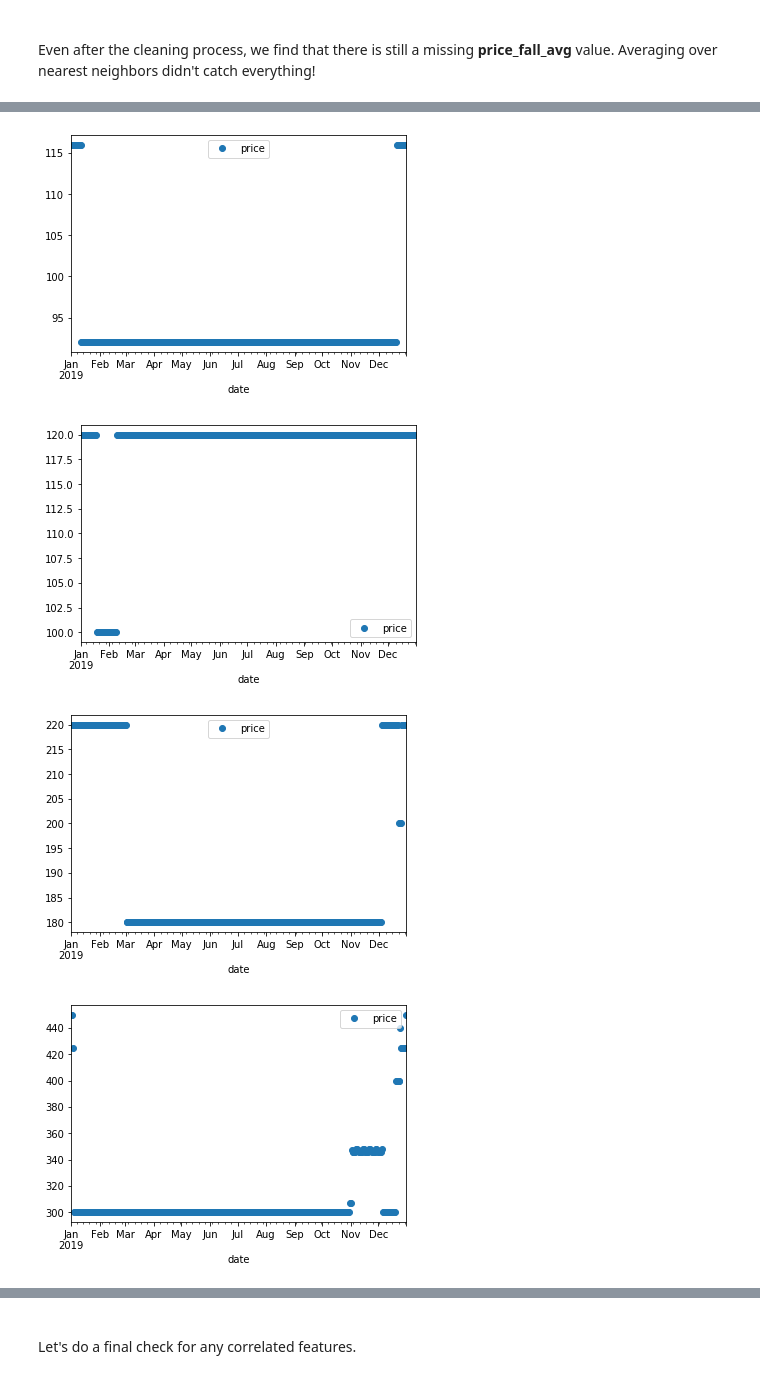
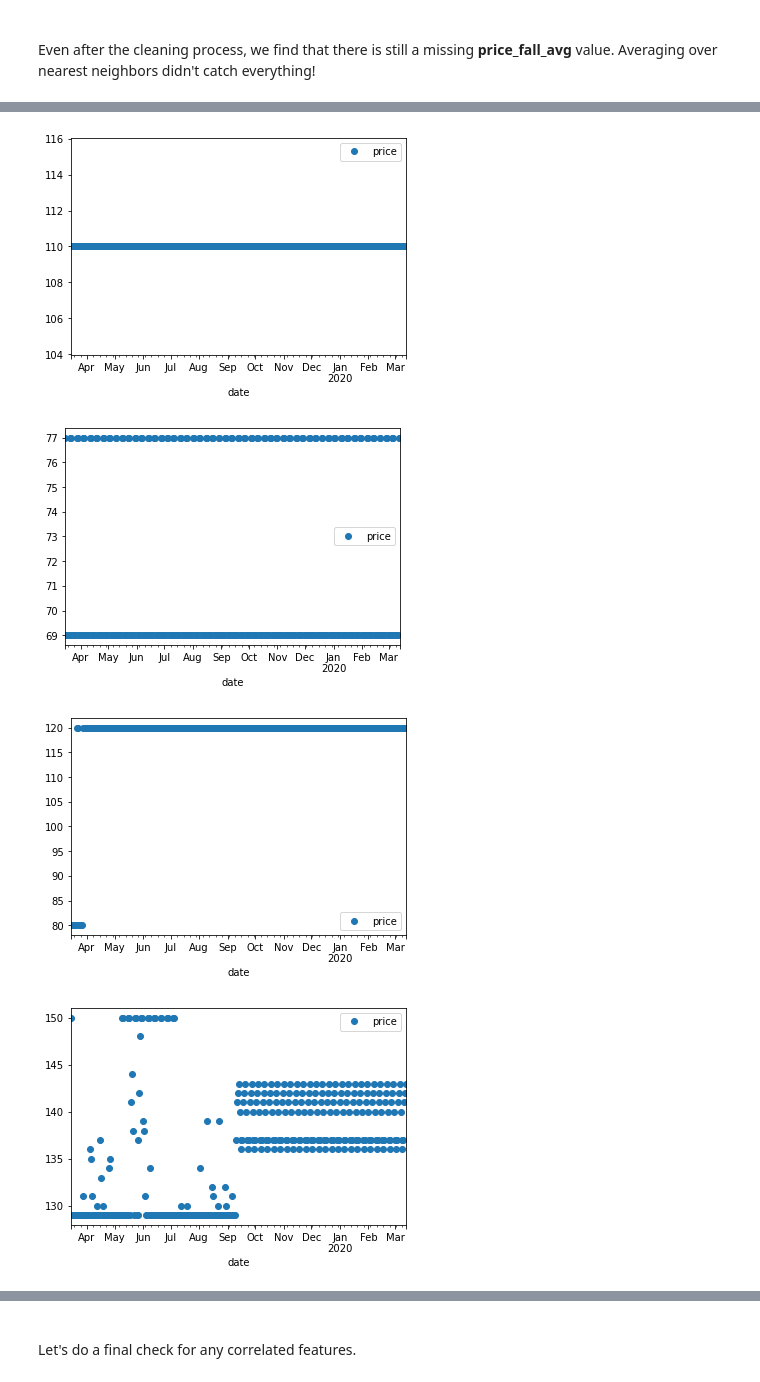
Before and after one commit to bruceplai/ml-capstone, a Jupyter notebook: airbnb.ipynb, the cells around one changed output, grey strips where cells are left out. Cells and saved outputs as stored; diff of their text form; code cells hidden in the pictures.

Commit message:
Updated raw data and added numerical neighbourhood feature

```diff
--- a/airbnb.ipynb
+++ b/airbnb.ipynb
@@ -11,7 +11,7 @@ import matplotlib.pyplot as plt
 import math
 
 %matplotlib inline
-listings_df = pd.read_csv('listings.csv')
+listings_df = pd.read_csv('listings.csv.gz')
 # %% [markdown]
 <br/>
 <p>There are certain columns that have mixed data. Lets take a look at the general structure of the listings as well as those columns.</p>
@@ -368,9 +368,9 @@ listings_clean['review_scores_rating'].fillna(listings_clean.review_scores_ratin
 def cleanup_neighbourhood(val):
     return val.replace(' ', '_').lower()
 
-listings_clean['neighbourhood_group'] = listings_clean.neighbourhood_group.apply(cleanup_neighbourhood)
-neighbourhood_one_hot = pd.get_dummies(listings_clean.neighbourhood_group)
-listings_clean = listings_clean.join(neighbourhood_one_hot)
+listings_clean['neighbourhood'] = listings_clean.neighbourhood.apply(cleanup_neighbourhood)
+listings_clean['neighbourhood'] = listings_clean.neighbourhood.astype('category')
+listings_clean['neighbourhood'] = listings_clean.neighbourhood.cat.codes
 # %%
 listings_clean['entire_home_apt'] = np.where(listings_clean.room_type == 'Entire home/apt', 1, 0)
 # %%
@@ -481,7 +481,7 @@ import matplotlib.pyplot as plt
 import math
 
 %matplotlib inline
-calendar_df = pd.read_csv('calendar.csv', parse_dates=['date'])
+calendar_df = pd.read_csv('calendar.csv.gz', parse_dates=['date'])
 # %% [markdown]
 <br/>
 <p>This time we don't have to deal with columns of mixed data, nor do we have a large number of columns like in the <b>listings_clean</b> table.  We do, however, have over 18 million entries, which makes sense given that this is time series data over a year for 50,000+ listings.  We will have to clean up availability and price.</p>
@@ -540,8 +540,9 @@ Name: listing_id, Length: 50599, dtype: int64
 # https://stackoverflow.com/questions/50674011/replace-the-year-in-pandas-datetime-column
 # https://stackoverflow.com/questions/28773342/truncate-timestamp-column-to-hour-precision-in-pandas-dataframe
 
-calendar_clean['date'] = calendar_clean['date'].mask(calendar_clean['date'].dt.year == 2020,
-                            calendar_clean['date'] - pd.to_timedelta(365, unit='D') + pd.to_timedelta(12, unit='h'))
+# calendar_clean['date'] = calendar_clean['date'].mask(calendar_clean['date'].dt.year == 2020,
+#                             calendar_clean['date'] - pd.to_timedelta(365, unit='D') + pd.to_timedelta(12, unit='h'))
+calendar_clean['date'] = calendar_clean['date'] - pd.to_timedelta(365, unit='D') + pd.to_timedelta(12, unit='h')
 calendar_clean['date'] = calendar_clean['date'].dt.floor('D')
 # %% [output]
 A value is trying to be set on a copy of a slice from a DataFrame.
@@ -1041,17 +1064,17 @@ listings_merge_backup = listings_merge
 # %%
 listings_merge = listings_merge_backup
 # %%
-#Bronx 71812, Brooklyn 8490, Manhattan 9657, Queens 45910, Staten Island 225976
+#Bronx 71812, 149777, Brooklyn 8490, 7726, Manhattan 2595, 5238, Queens 45910, 57166, Staten Island 225976, 639199
 # listings_clean.loc[
-#     (listings_clean.neighbourhood_group == 'Staten Island') &
+#     (listings_clean.neighbourhood_group == 'Manhattan') &
 #     (listings_clean.room_type == 'Entire home/apt')].head()
-listings_ids = [71812, 8490, 9657, 45910, 225976]
+listings_ids = [71812, 149777, 8490, 7726, 2595, 5238, 45910, 57166, 225976, 639199]
 for listing_id in listings_ids:
     calendar_clean.loc[calendar_clean.listing_id == listing_id].sort_values(by='date').plot(
         x='date', y='price', style='o'
     )
 # %% [output]
-[figure, old version]
+[figure, new version]
-[figure, old version]
+[figure, new version]
-[figure, old version]
+[figure, new version]
-[figure, old version]
+[figure, new version]
```
Also changed, not shown: parts of 52 cells of this notebook, 2 other files.
